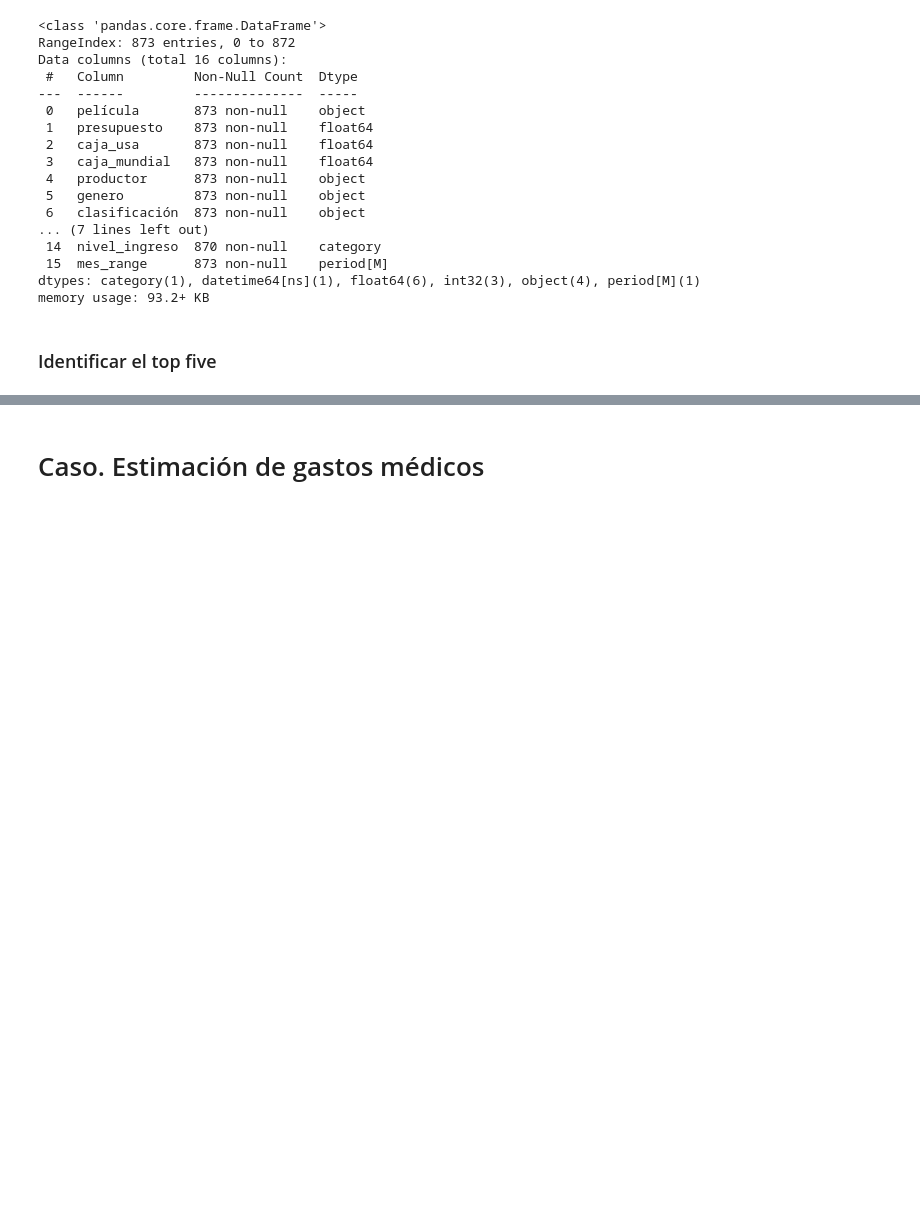
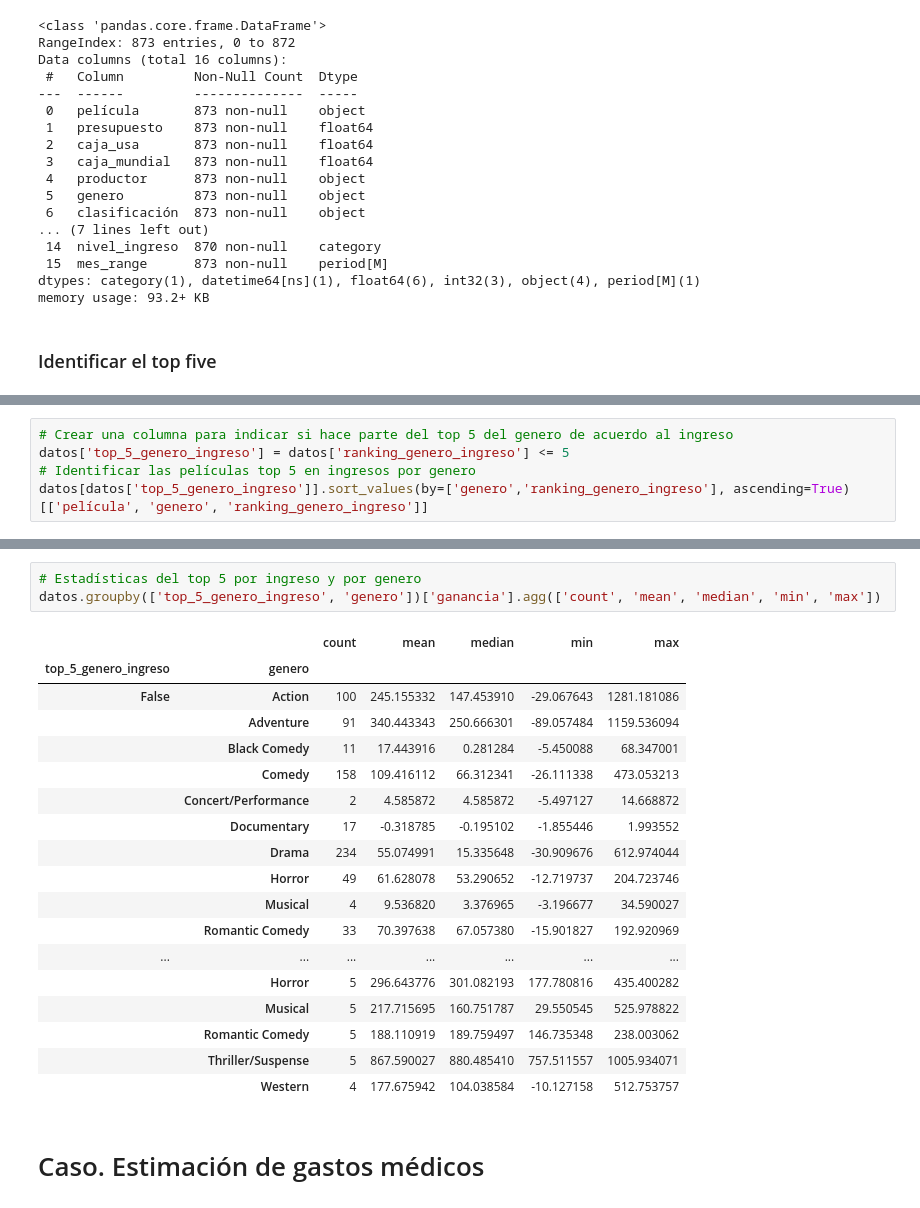
Before and after one commit to hfelizzola/Curso-Fundamentos-Ciencia-de-Datos-Fontebo, a Jupyter notebook: 3_Python_Análisis_Exploratorio_de_Datos.ipynb, the cells around one changed output, grey strips where cells are left out. Cells and saved outputs as stored; diff of their text form; blank space fills up the shorter version.

```diff
--- a/3_Python_Análisis_Exploratorio_de_Datos.ipynb
+++ b/3_Python_Análisis_Exploratorio_de_Datos.ipynb
@@ -1067,0 +1092,5 @@ datos.groupby('top_5')['ganancia'].agg(['count', 'mean', 'median', 'min', 'max']
+# %%
+# Crear una columna para indicar si hace parte del top 5 del genero de acuerdo al ingreso
+datos['top_5_genero_ingreso'] = datos['ranking_genero_ingreso'] <= 5
+# Identificar las películas top 5 en ingresos por genero
+datos[datos['top_5_genero_ingreso']].sort_values(by=['genero','ranking_genero_ingreso'], ascending=True)[['película', 'genero', 'ranking_genero_ingreso']]
@@ -1068,3 +1115,25 @@ datos.groupby('top_5')['ganancia'].agg(['count', 'mean', 'median', 'min', 'max']
+# %%
+# Estadísticas del top 5 por ingreso y por genero
+datos.groupby(['top_5_genero_ingreso', 'genero'])['ganancia'].agg(['count', 'mean', 'median', 'min', 'max'])
+# %% [output]
+|  |  | count | mean | median | min | max |
+| top_5_genero_ingreso | genero |  |  |  |  |  |
+| False | Action | 100 | 245.155332 | 147.453910 | -29.067643 | 1281.181086 |
+|  | Adventure | 91 | 340.443343 | 250.666301 | -89.057484 | 1159.536094 |
+|  | Black Comedy | 11 | 17.443916 | 0.281284 | -5.450088 | 68.347001 |
+|  | Comedy | 158 | 109.416112 | 66.312341 | -26.111338 | 473.053213 |
+|  | Concert/Performance | 2 | 4.585872 | 4.585872 | -5.497127 | 14.668872 |
+|  | Documentary | 17 | -0.318785 | -0.195102 | -1.855446 | 1.993552 |
+|  | Drama | 234 | 55.074991 | 15.335648 | -30.909676 | 612.974044 |
+|  | Horror | 49 | 61.628078 | 53.290652 | -12.719737 | 204.723746 |
+|  | Musical | 4 | 9.536820 | 3.376965 | -3.196677 | 34.590027 |
+|  | Romantic Comedy | 33 | 70.397638 | 67.057380 | -15.901827 | 192.920969 |
+| ... | ... | ... | ... | ... | ... | ... |
+|  | Horror | 5 | 296.643776 | 301.082193 | 177.780816 | 435.400282 |
+|  | Musical | 5 | 217.715695 | 160.751787 | 29.550545 | 525.978822 |
+|  | Romantic Comedy | 5 | 188.110919 | 189.759497 | 146.735348 | 238.003062 |
+|  | Thriller/Suspense | 5 | 867.590027 | 880.485410 | 757.511557 | 1005.934071 |
+|  | Western | 4 | 177.675942 | 104.038584 | -10.127158 | 512.753757 |
 # %% [markdown]
 # Caso. Estimación de gastos médicos
 # %% [markdown]
```
Also changed, not shown: parts of 7 cells of this notebook.
